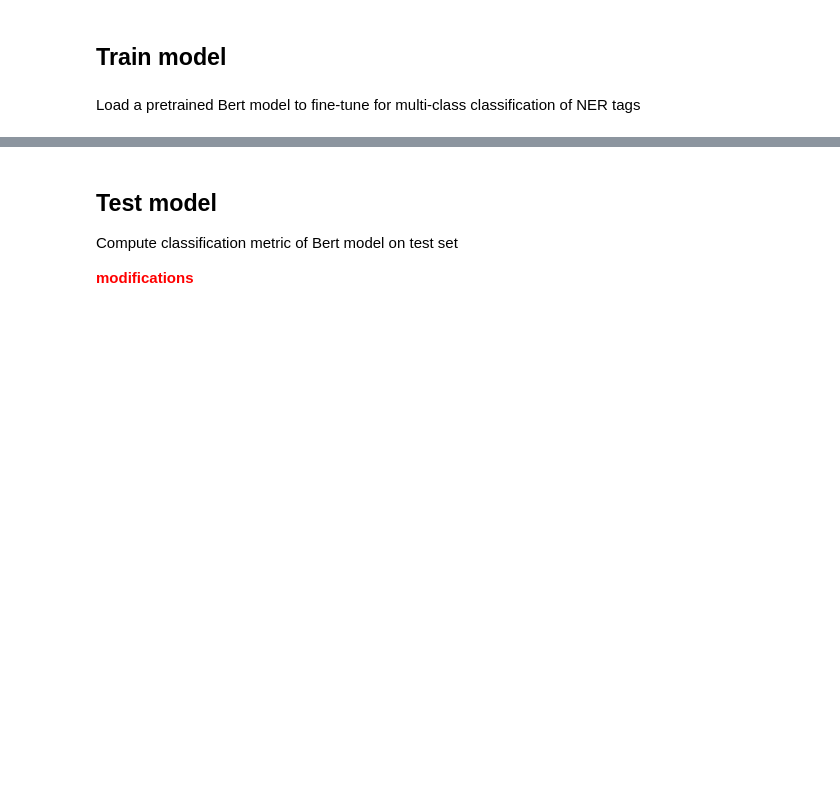
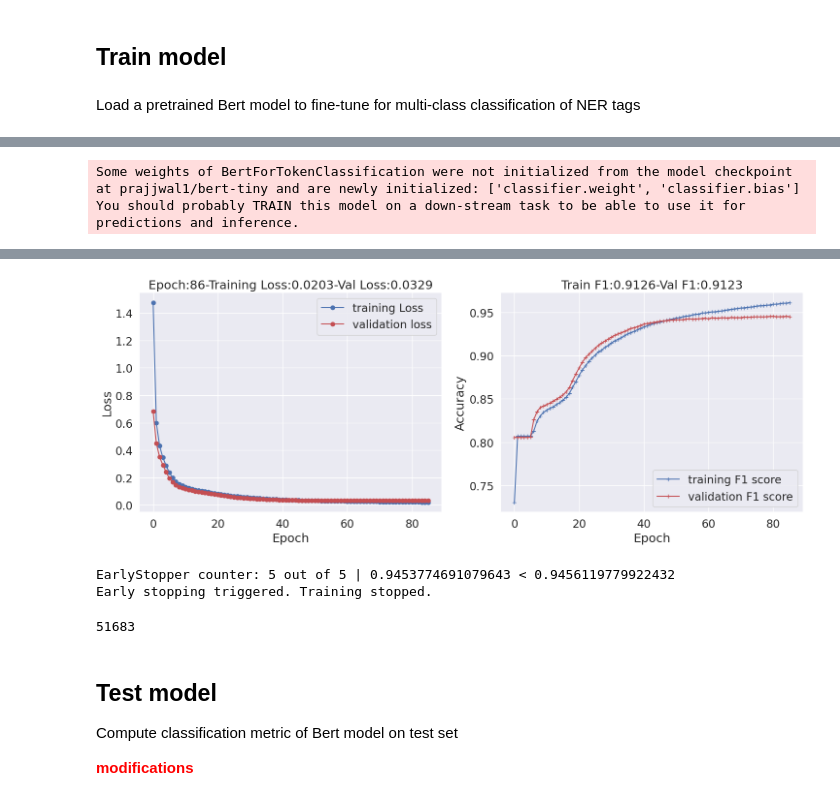
Before and after one commit to ioneliabuzatu/xund, a Jupyter notebook: train_model.ipynb, the cells around one changed output, grey strips where cells are left out. Cells and saved outputs as stored; diff of their text form; code cells hidden in the pictures; blank space fills up the shorter version.

```diff
--- a/train_model.ipynb
+++ b/train_model.ipynb
@@ -84,7 +384,4 @@ Convert each word into subwords and their respective subword ids such that Bert
 # %%
 # tokenize words
-PRETRAINED = "prajjwal1/bert-tiny"
-tokenizer = BertTokenizerFast.from_pretrained(PRETRAINED, output_attentions=True)
-sentences_encoded = tokenizer(
-    sentences, is_split_into_words=True, return_tensors="pt", padding=True, truncation=True, max_length=150, add_special_tokens=False
-);
+sentences_encoded, tokenizer = text_encoding_and_tokenizer(sentences, config.PRETRAINED, max_len_sentence=150)
+sentences_encoded["input_ids"].shape
@@ -140,0 +430,4 @@ torch.Size([22862, 150])
+# %%
+%%time
+targets_encoded, _ = target_encoding(targets, tag2idx)
+targets_encoded.shape
@@ -242,0 +508,55 @@ Epoch: 2 - train_loss: 0.13121548754495235
+# %%
+model = BertForTokenClassification.from_pretrained(config.PRETRAINED, num_labels=len(tag2idx), output_attentions=True)
+model = model.to(config.device)
+
+optimizer = torch.optim.Adam(params=model.parameters(), lr=2e-05)
+# %% [output]
+Some weights of BertForTokenClassification were not initialized from the model checkpoint at prajjwal1/bert-tiny and are newly initialized: ['classifier.weight', 'classifier.bias']
+You should probably TRAIN this model on a down-stream task to be able to use it for predictions and inference.
+# %%
+counter, best_accuracy_so_far = 0, 0
+
+all_epoch_train_losses, all_epoch_val_losses = [], []
+epochs_val_f1_scores, epochs_train_f1_scores = [], []
+
+# training loop
+for epoch in range(1, 200):
+
+    train_f1_score, epoch_train_losses = update(model, training_loader)
+    all_epoch_train_losses.append(epoch_train_losses.mean())
+    epochs_train_f1_scores.append(train_f1_score)
+
+    val_f1, val_loss, _ = evaluate(model, val_loader)
+    all_epoch_val_losses.append(val_loss.mean())
+    epochs_val_f1_scores.append(val_f1)
+
+    clear_output(wait=True)  # Clear the previous plot
+    plt.figure(figsize=(15, 6))
+    plt.subplot(1, 2, 1)
+    plt.plot(all_epoch_train_losses, 'b-o', label='training Loss')
+    plt.plot(all_epoch_val_losses, 'r-o', label="validation loss")
+    plt.title(f"Epoch:{epoch}-Training Loss:{epoch_train_losses.mean():.4f}-Val Loss:{val_loss.mean():.4f}")
+    plt.xlabel('Epoch')
+    plt.ylabel('Loss')
+    plt.legend()
+    plt.tight_layout()
+
+    plt.subplot(1, 2, 2)
+    plt.plot(epochs_train_f1_scores, 'b-+', label='training F1 score')
+    plt.plot(epochs_val_f1_scores, 'r-+', label='validation F1 score')
+    plt.title(f"Train F1:{np.mean(epochs_train_f1_scores):.4f}-Val F1:{np.mean(epochs_val_f1_scores):.4f}")
+    plt.xlabel('Epoch')
+    plt.ylabel('Accuracy')
+    plt.legend()
+    plt.tight_layout()
+
+    plt.show()
+
+    do_early_stopping, counter, best_accuracy_so_far = early_stopping(model, val_f1, counter=counter, best_accuracy_so_far=best_accuracy_so_far)
+    if do_early_stopping:
+        print("Early stopping triggered. Training stopped.")
+        break
+
+import gc
+gc.collect()
+# %% [output]
@@ -243,3 +564,7 @@ Epoch: 2 - train_loss: 0.13121548754495235
+[figure, added]
+EarlyStopper counter: 5 out of 5 | 0.9453774691079643 < 0.9456119779922432
+Early stopping triggered. Training stopped.
+51683
 # %% [markdown]
 ## Test model
 
```
Also changed, not shown: parts of 50 cells of this notebook.
